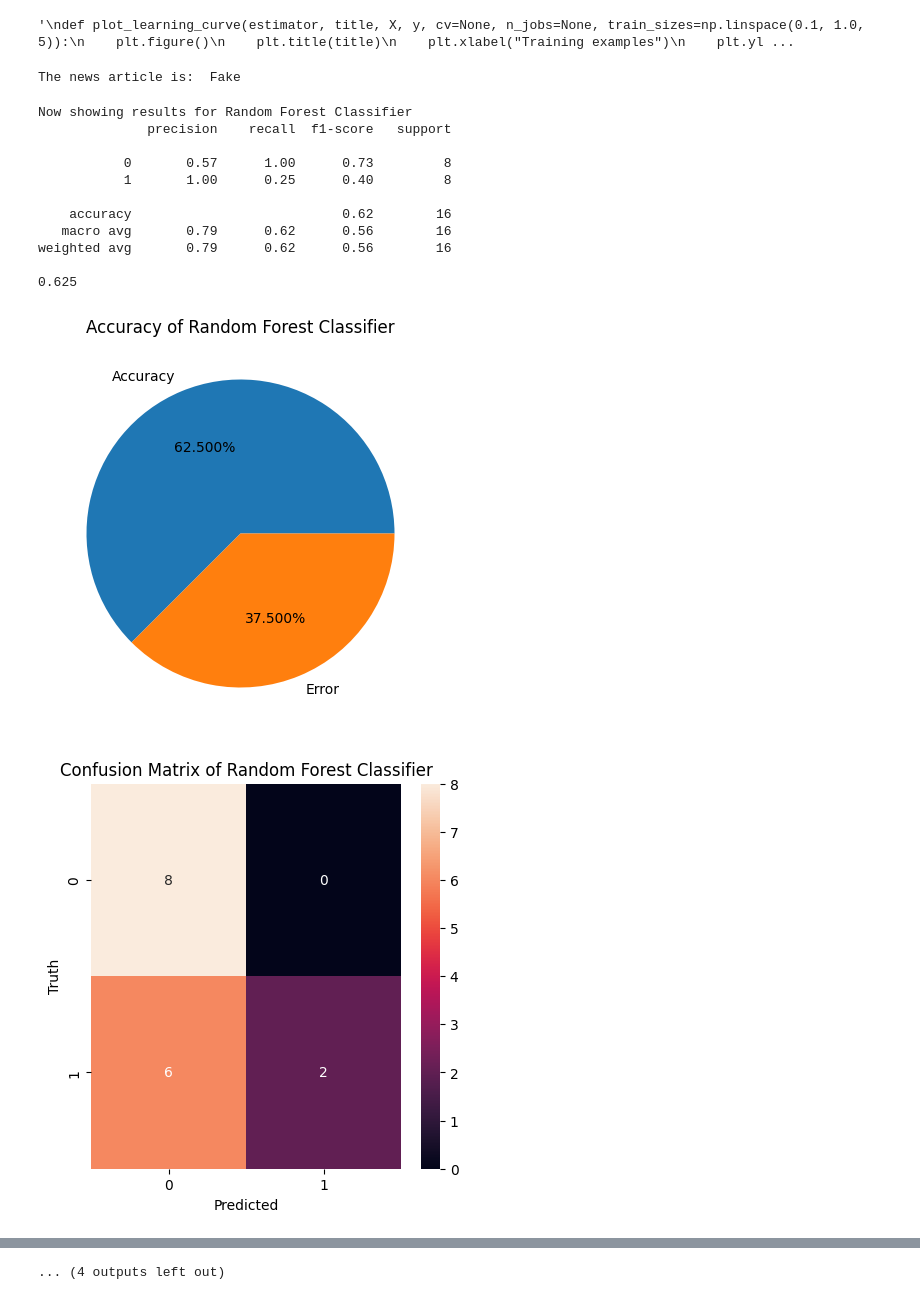
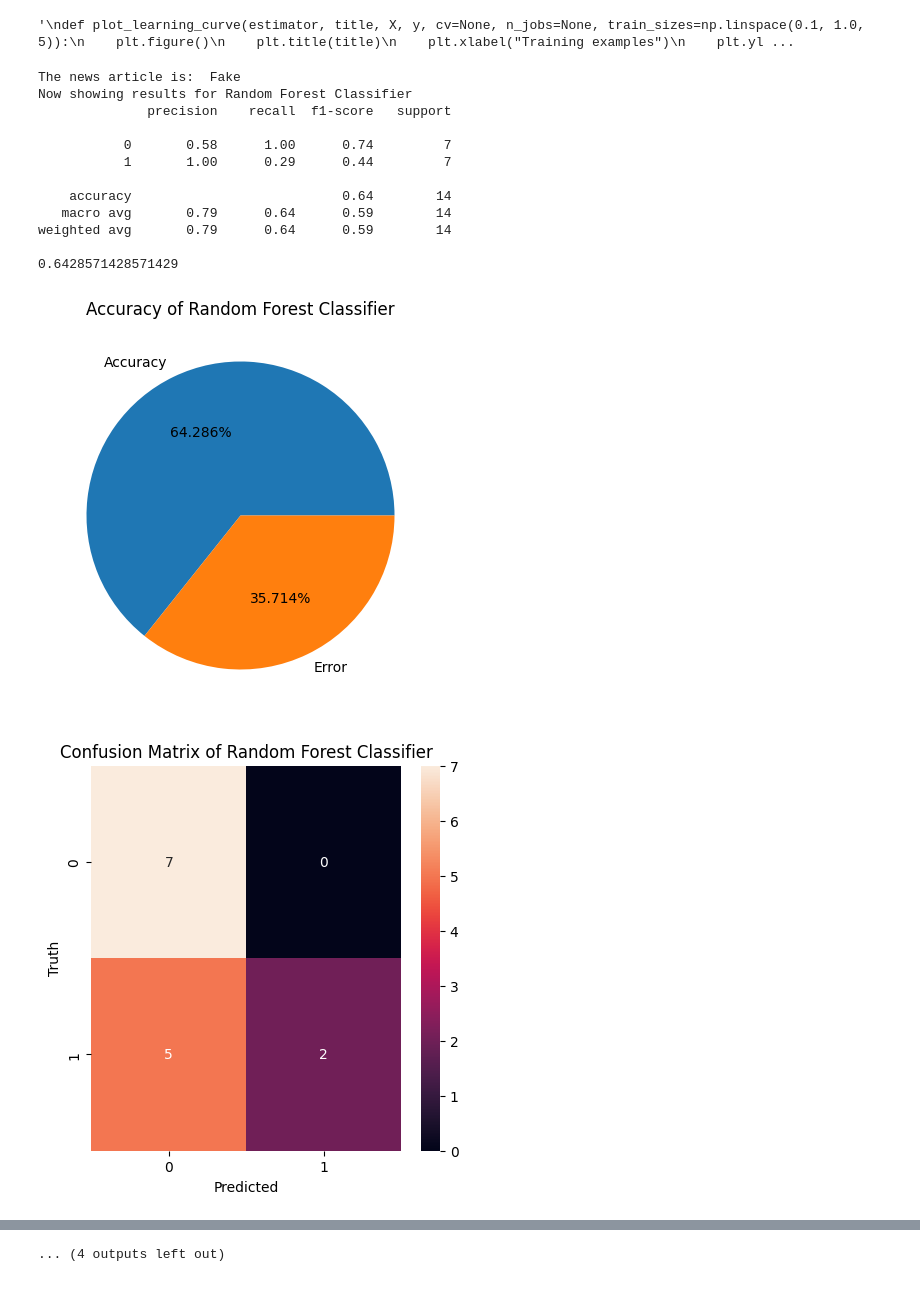
Before and after one commit to SalvatoreCastello/News-Classifier, a Jupyter notebook: main.ipynb, the cells around one changed output, grey strips where cells are left out. Drawn from its saved outputs; the diff is of its cells as text; code cells hidden in the pictures.

```diff
--- a/main.ipynb
+++ b/main.ipynb
@@ -327,44 +321,56 @@ articles = load_articles("externalArticles.cvs")
-# %%
-# Input a news article to test the model
-
-def test_news_input(text, classifier):
-    news_cv = cv.transform([text])
-    return classifier.predict(news_cv)
-
-predicted_label = test_news_input(articles[14], knn)
-print("The news article is: ", "True" if predicted_label else "Fake")
-# %% [output]
-The news article is:  Fake
 # %%
+# Loading external articles to test the model
+
+def load_articles(file_path):
+    articles = []
+    with open(file_path, 'r', encoding="utf8") as file:
+        for line in file:
+            articles.append(line)
+    return articles
+
+#In this dataset, the articles with an even index are true, the ones with an odd index are fake
+
+articles = load_articles("externalArticles.cvs")
+
+# Input a news article to test the model
+
+def test_news_input(text, classifier):
+    news_cv = cv.transform([text]) # Convert the text to a matrix of token counts
+    return classifier.predict(news_cv) # Predict the label
+
+predicted_label = test_news_input(articles[12], knn) # Test the model with an article
+print("The news article is: ", "True" if predicted_label else "Fake")
+
 #Plotting external articles accuracy, confusion matrix and ROC AUC curve
 def test_and_pred_for_exteranl_articles(classifier):
     y_test = []
     y_pred = []
-    for i in range(len(articles)):
-        y_test.append((i+1) % 2)
-        y_pred.append(test_news_input(articles[i], classifier))
+    for i in range(len(articles)): # Iterate over the articles
+        y_test.append((i+1) % 2) # True if even, False if odd
+        y_pred.append(test_news_input(articles[i], classifier)) # Predict the label
     return y_test, y_pred
 
 # Print the classification report and plot the accuracy,
 # confusion matrix and ROC AUC curve for each classifier
 for index, y_pred in enumerate(predictions_list):
     y_test, y_pred = test_and_pred_for_exteranl_articles(rf)
     print("Now showing results for",classifier_name_list[index])
     print(classification_report(y_test, y_pred))
     plot_accuracy(y_test, y_pred,classifier_name_list[index])
     plot_confusion_matrix(y_test, y_pred,classifier_name_list[index])
     plot_roc_auc_curve(y_test, y_pred, classifier_name_list[index])
 # %% [output]
+The news article is:  Fake
 Now showing results for Random Forest Classifier
               precision    recall  f1-score   support
 
-           0       0.57      1.00      0.73         8
-           1       1.00      0.25      0.40         8
+           0       0.58      1.00      0.74         7
+           1       1.00      0.29      0.44         7
 
-    accuracy                           0.62        16
-   macro avg       0.79      0.62      0.56        16
-weighted avg       0.79      0.62      0.56        16
+    accuracy                           0.64        14
+   macro avg       0.79      0.64      0.59        14
+weighted avg       0.79      0.64      0.59        14
 
-0.625
+0.6428571428571429
-[figure, old version]
+[figure, new version]
-[figure, old version]
+[figure, new version]
```
Also changed, not shown: parts of 7 cells of this notebook, 1 other file.
